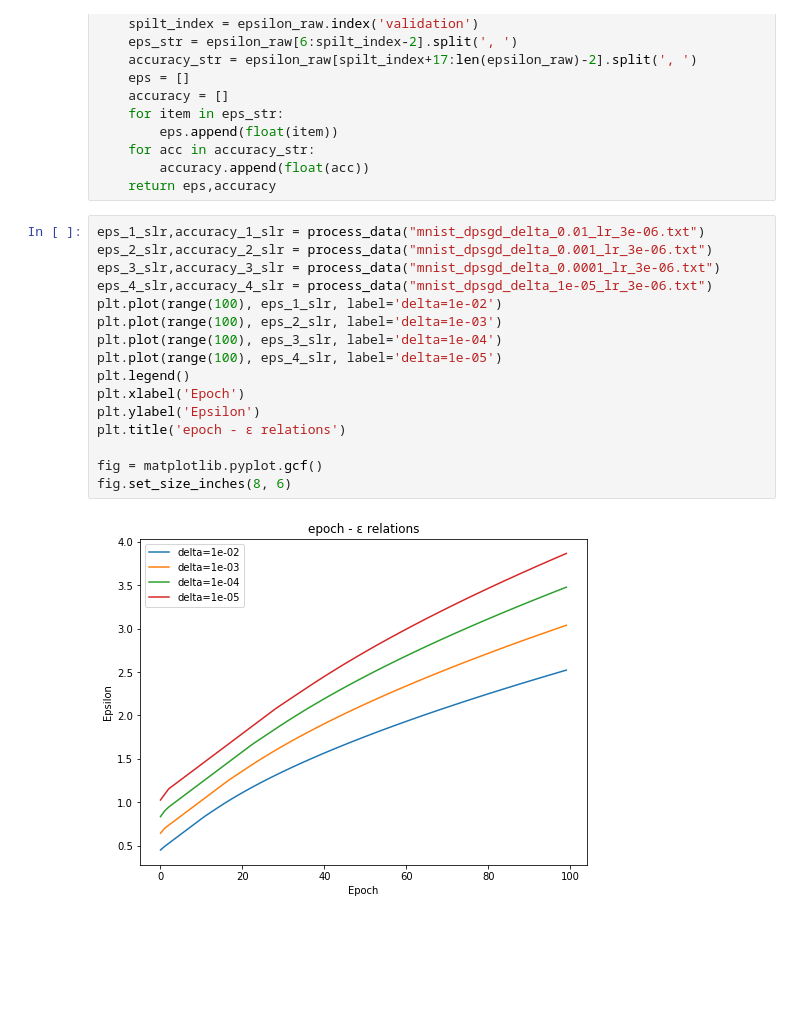
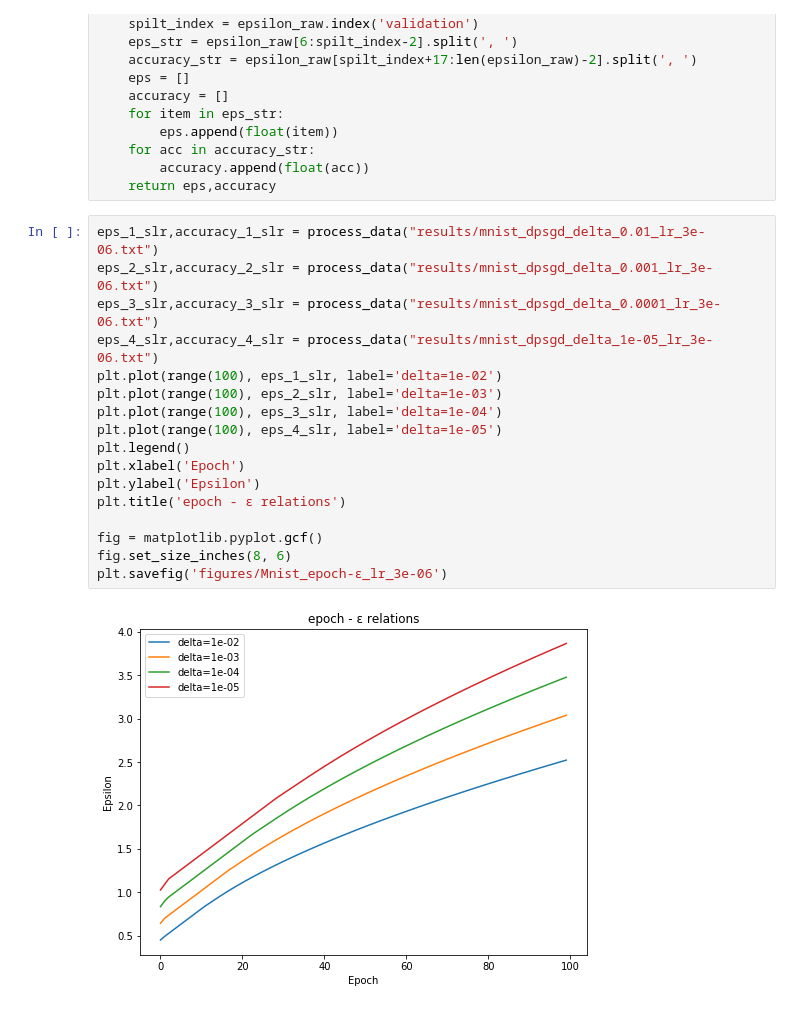
Before and after one commit to lingyunhao/Deep-Learning-with-Differential-Privacy, a Jupyter notebook: visulization.ipynb, the cells around one changed output. Drawn from its saved outputs; the diff is of its cells as text; blank space fills up the shorter version.

```diff
--- a/visulization.ipynb
+++ b/visulization.ipynb
@@ -16,21 +16,22 @@ def process_data(file_name):
         accuracy.append(float(acc))
     return eps,accuracy
 # %%
-eps_1_slr,accuracy_1_slr = process_data("mnist_dpsgd_delta_0.01_lr_3e-06.txt")
-eps_2_slr,accuracy_2_slr = process_data("mnist_dpsgd_delta_0.001_lr_3e-06.txt")
-eps_3_slr,accuracy_3_slr = process_data("mnist_dpsgd_delta_0.0001_lr_3e-06.txt")
-eps_4_slr,accuracy_4_slr = process_data("mnist_dpsgd_delta_1e-05_lr_3e-06.txt")
+eps_1_slr,accuracy_1_slr = process_data("results/mnist_dpsgd_delta_0.01_lr_3e-06.txt")
+eps_2_slr,accuracy_2_slr = process_data("results/mnist_dpsgd_delta_0.001_lr_3e-06.txt")
+eps_3_slr,accuracy_3_slr = process_data("results/mnist_dpsgd_delta_0.0001_lr_3e-06.txt")
+eps_4_slr,accuracy_4_slr = process_data("results/mnist_dpsgd_delta_1e-05_lr_3e-06.txt")
 plt.plot(range(100), eps_1_slr, label='delta=1e-02')
 plt.plot(range(100), eps_2_slr, label='delta=1e-03')
 plt.plot(range(100), eps_3_slr, label='delta=1e-04')
 plt.plot(range(100), eps_4_slr, label='delta=1e-05')
 plt.legend()
 plt.xlabel('Epoch')
 plt.ylabel('Epsilon')
 plt.title('epoch - ε relations')
 
 fig = matplotlib.pyplot.gcf()
 fig.set_size_inches(8, 6)
+plt.savefig('figures/Mnist_epoch-ε_lr_3e-06')
 # %% [output]
-[figure, old version]
+[figure, new version]
 # %%
```
Also changed, not shown: parts of 5 cells of this notebook, 6 other files.
